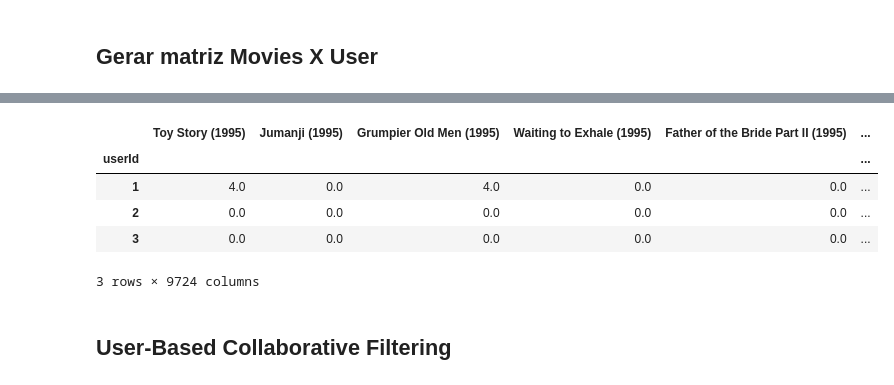
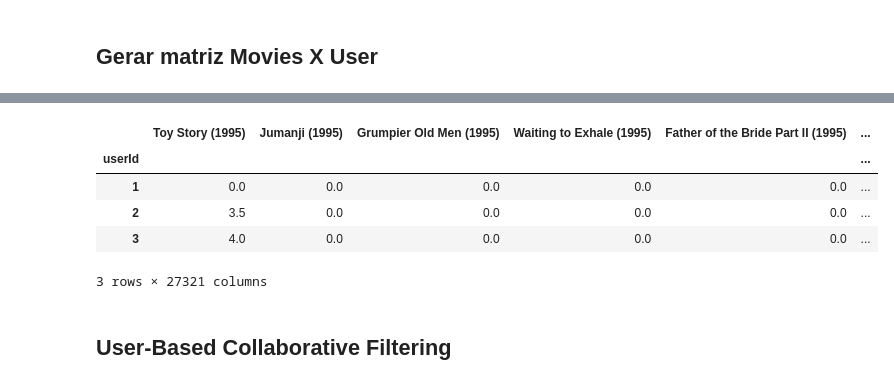
Before and after one commit to xnes/recsys, a Jupyter notebook: rec_sys_apresentacao.ipynb, the cells around one changed output, grey strips where cells are left out. Saved outputs shown, nothing was run; the diff lists cells and outputs as text; code cells hidden in the pictures.

```diff
--- a/rec_sys_apresentacao.ipynb
+++ b/rec_sys_apresentacao.ipynb
@@ -20,16 +43,17 @@ import sklearn.metrics
 # %% [markdown]
 ### Carregar a base de 25M ou 100K
 # %%
-base = 'small'  #qualquer outro valor e carregará a base completa
+small = False  #usar a base de ratings reduzida ou não
 ratings = pd.DataFrame()
 movies = pd.DataFrame()
 
-if (base == 'small'):
+if (small):
     ratings = pd.read_csv('ratings_small.csv')
     movies = pd.read_csv('movies_small.csv').set_index("movieId")
 else:
-    ratings = pd.read_csv('ratings.csv')
+    ratings = pd.read_csv('ratings.csv')[:2000000] #ler as primeiras 2.000.000 linhas da base completa
     movies = pd.read_csv('movies.csv')
+    movies = movies.set_index('movieId')
 
 n_ratings = len(ratings)
 n_users = len(ratings['userId'].unique())
@@ -137,14 +121,14 @@ movies_X_users
 # %%
-moviesTitles_users = movies_X_users
-moviesTitles_users.columns = movies.loc[movies_X_users.columns.values.tolist()].title.values.tolist()
-moviesTitles_users.head(3)
+titulos_users = movies_X_users.copy() #se não mandar uma cópia, titulo users passa ser outro nome da mesma matriz e altera ela diretamente
+titulos_users.columns = movies.loc[movies_X_users.columns.values.tolist()].title.values.tolist()
+titulos_users.head(3)
 # %% [output]
 |  | Toy Story (1995) | Jumanji (1995) | Grumpier Old Men (1995) | Waiting to Exhale (1995) | Father of the Bride Part II (1995) | ... |
 | userId |  |  |  |  |  | ... |
-| 1 | 4.0 | 0.0 | 4.0 | 0.0 | 0.0 | ... |
-| 2 | 0.0 | 0.0 | 0.0 | 0.0 | 0.0 | ... |
-| 3 | 0.0 | 0.0 | 0.0 | 0.0 | 0.0 | ... |
+| 1 | 0.0 | 0.0 | 0.0 | 0.0 | 0.0 | ... |
+| 2 | 3.5 | 0.0 | 0.0 | 0.0 | 0.0 | ... |
+| 3 | 4.0 | 0.0 | 0.0 | 0.0 | 0.0 | ... |
-3 rows × 9724 columns
+3 rows × 27321 columns
 # %% [markdown]
 ## User-Based Collaborative Filtering
 # %% [markdown]
```
Also changed, not shown: parts of 31 cells of this notebook.
